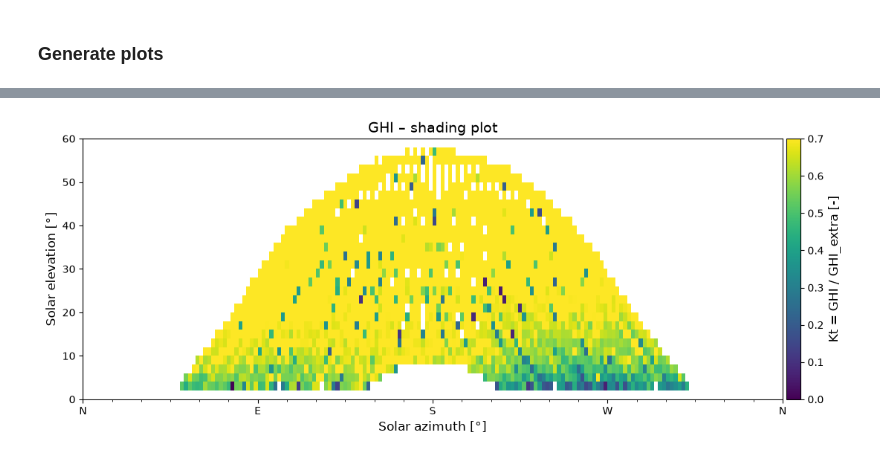
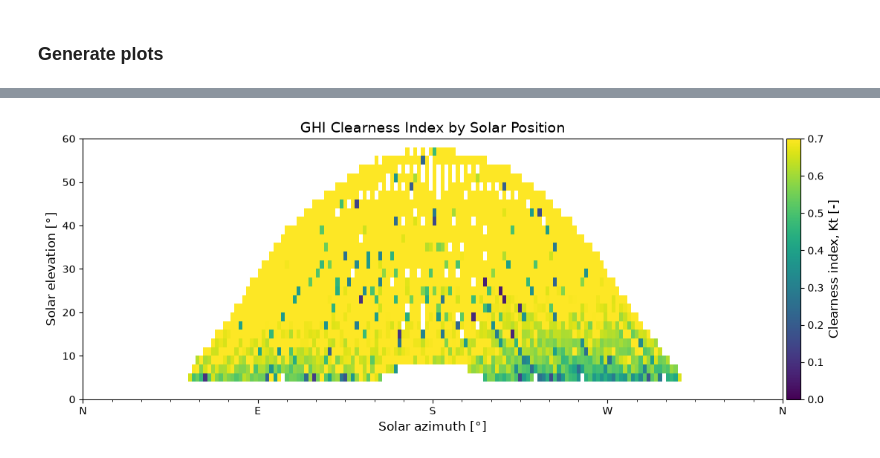
Before and after one commit to MatildeMGM/solar_forecast_project, a Jupyter notebook: notebooks/weather_measurements.ipynb, the cells around one changed output, grey strips where cells are left out. Cells and saved outputs as stored; diff of their text form; code cells hidden in the pictures.

```diff
--- a/notebooks/weather_measurements.ipynb
+++ b/notebooks/weather_measurements.ipynb
@@ -97,6 +98,8 @@ solpos = pvlib.solarposition.get_solarposition(
 )
 
 data_raw["solar_zenith"] = solpos["apparent_zenith"].to_numpy()
+data_raw["solar_elevation"] = solpos["apparent_elevation"].to_numpy()
+data_raw["solar_azimuth"] = solpos["azimuth"].to_numpy()
 # %% [markdown]
 ### BSRN limits
 # %%
@@ -397,59 +413,32 @@ plt.show()
 # %%
-import numpy as np
-import pandas as pd
-import matplotlib.pyplot as plt
-from matplotlib.colors import Normalize
-import pvlib
-import solarpy
-
-data = data_raw[["ghi"]].copy().sort_index()
-data.index = pd.to_datetime(data.index, utc=True)
-
-latitude = 56.93
-longitude = 8.6412
-
-
-times = data.index - pd.Timedelta(minutes=5)
-
-solpos = pvlib.solarposition.get_solarposition(
-    time=times,
-    latitude=latitude,
-    longitude=longitude,
-)
-
-# use arrays, so pandas does not align the shifted time indices.
-data["solar_elevation"] = solpos["apparent_elevation"].to_numpy()
-data["solar_azimuth"] = solpos["azimuth"].to_numpy()
-
-dni_extra = pvlib.irradiance.get_extra_radiation(times).to_numpy()
-
-data["ghi_extra"] = dni_extra * np.maximum(
-    np.sin(np.radians(data["solar_elevation"])), 0
-)
+# Use quality-controlled measurements for shading analysis
+data = data_clean.copy()
 # %%
 valid = (
-    (data["solar_elevation"] > 3)
+    (data["solar_elevation"] > 5)
     & data["ghi"].notna()
     & (data["ghi"] >= 0)
 )
 
 fig, ax = plt.subplots(figsize=(11, 4.5))
 
 solarpy.plotting.plot_shading_heatmap(
     value=data.loc[valid, "ghi"] / data.loc[valid, "ghi_extra"],
     solar_azimuth=data.loc[valid, "solar_azimuth"],
     solar_elevation=data.loc[valid, "solar_elevation"],
     azimuth_bin_size=2,
     elevation_bin_size=2,
     encoding="max",
     cmap="viridis",
     norm=Normalize(vmin=0, vmax=0.7),
-    colorbar_label="Kt = GHI / GHI_extra [-]",
+    colorbar_label="Clearness index, Kt [-]",
     ax=ax,
 )
 
-ax.set_title("GHI – shading plot")
+ax.set_title("GHI Clearness Index by Solar Position")
+ax.set_xlabel("Solar azimuth [°]")
+ax.set_ylabel("Solar elevation [°]")
 fig.tight_layout()
 plt.show()
 # %% [output]
-[figure, old version]
+[figure, new version]
```
Also changed, not shown: parts of 12 cells of this notebook.
